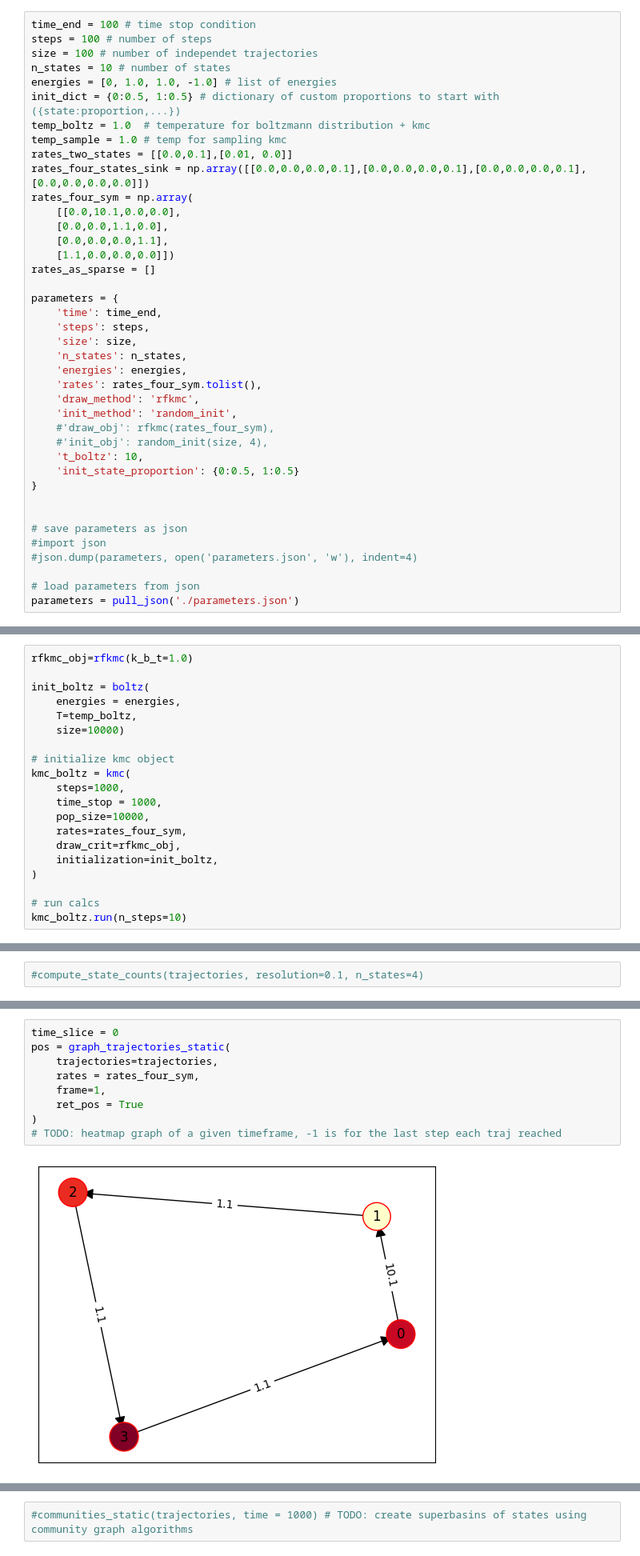
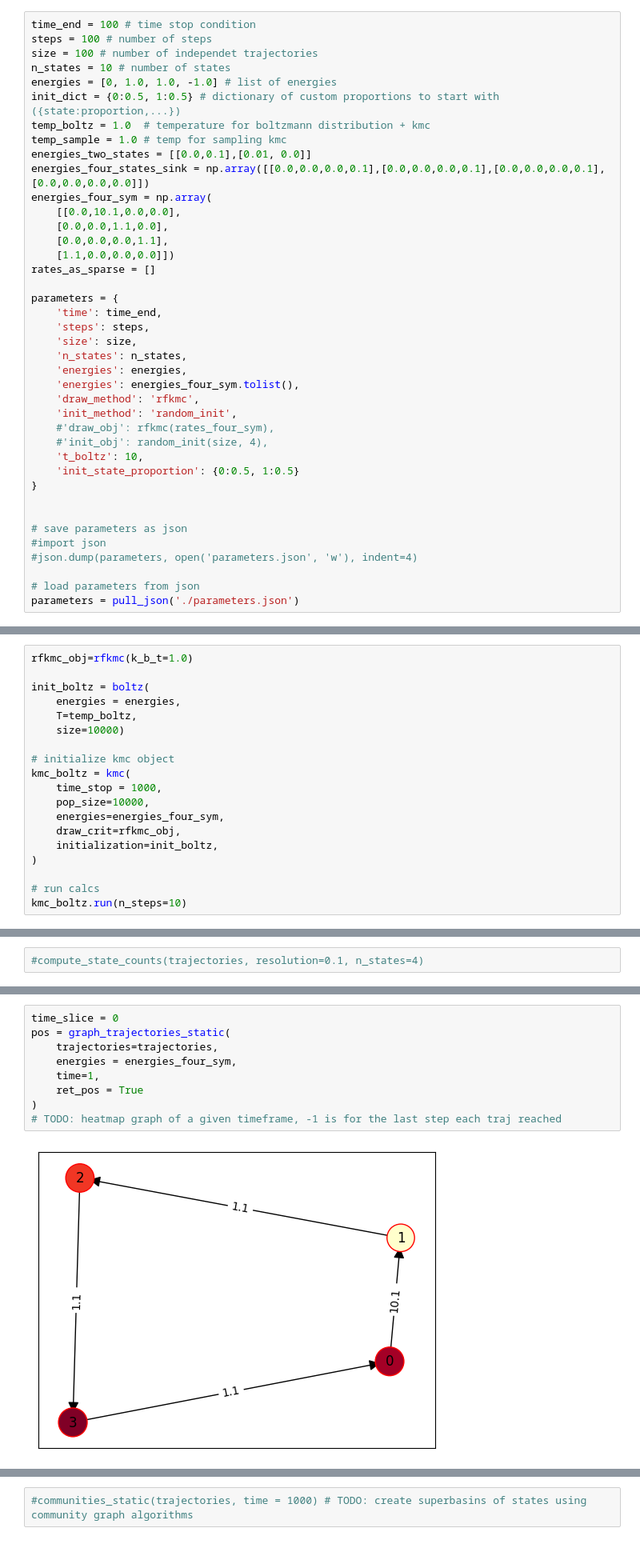
Before and after one commit to santi921/kmcluster, a Jupyter notebook: kmcluster/scripts/run.ipynb, the cells around one changed output, grey strips where cells are left out. Shown at 80% size. Saved outputs shown, nothing was run; the diff lists cells and outputs as text.

```diff
--- a/kmcluster/scripts/run.ipynb
+++ b/kmcluster/scripts/run.ipynb
@@ -21,9 +21,9 @@ energies = [0, 1.0, 1.0, -1.0] # list of energies
 init_dict = {0:0.5, 1:0.5} # dictionary of custom proportions to start with ({state:proportion,...})
 temp_boltz = 1.0  # temperature for boltzmann distribution + kmc
 temp_sample = 1.0 # temp for sampling kmc
-rates_two_states = [[0.0,0.1],[0.01, 0.0]]
-rates_four_states_sink = np.array([[0.0,0.0,0.0,0.1],[0.0,0.0,0.0,0.1],[0.0,0.0,0.0,0.1],[0.0,0.0,0.0,0.0]])
-rates_four_sym = np.array(
+energies_two_states = [[0.0,0.1],[0.01, 0.0]]
+energies_four_states_sink = np.array([[0.0,0.0,0.0,0.1],[0.0,0.0,0.0,0.1],[0.0,0.0,0.0,0.1],[0.0,0.0,0.0,0.0]])
+energies_four_sym = np.array(
     [[0.0,10.1,0.0,0.0],
     [0.0,0.0,1.1,0.0],
     [0.0,0.0,0.0,1.1],
@@ -36,7 +36,7 @@ parameters = {
     'size': size,
     'n_states': n_states,
     'energies': energies,
-    'rates': rates_four_sym.tolist(),
+    'energies': energies_four_sym.tolist(),
     'draw_method': 'rfkmc',
     'init_method': 'random_init',
     #'draw_obj': rfkmc(rates_four_sym),
@@ -86,10 +86,9 @@ init_boltz = boltz(
 
 # initialize kmc object
 kmc_boltz = kmc(
-    steps=1000,
     time_stop = 1000,
     pop_size=10000,
-    rates=rates_four_sym,
+    energies=energies_four_sym,
     draw_crit=rfkmc_obj,
     initialization=init_boltz,
 )
@@ -173,14 +168,14 @@ plot_states(
 # %%
 time_slice = 0
 pos = graph_trajectories_static(
     trajectories=trajectories,
-    rates = rates_four_sym,
-    frame=1,
+    energies = energies_four_sym,
+    time=1,
     ret_pos = True
 )
 # TODO: heatmap graph of a given timeframe, -1 is for the last step each traj reached
 # %% [output]
-[figure, old version]
+[figure, new version]
 # %%
 time_slice = 0
 graph_trajectories_static(
```
Also changed, not shown: parts of 13 cells of this notebook, 4 other files.
